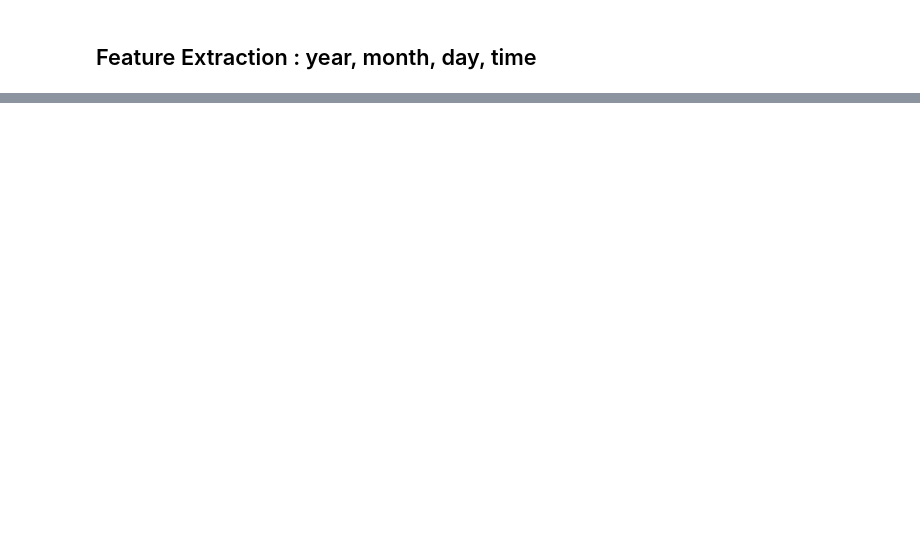
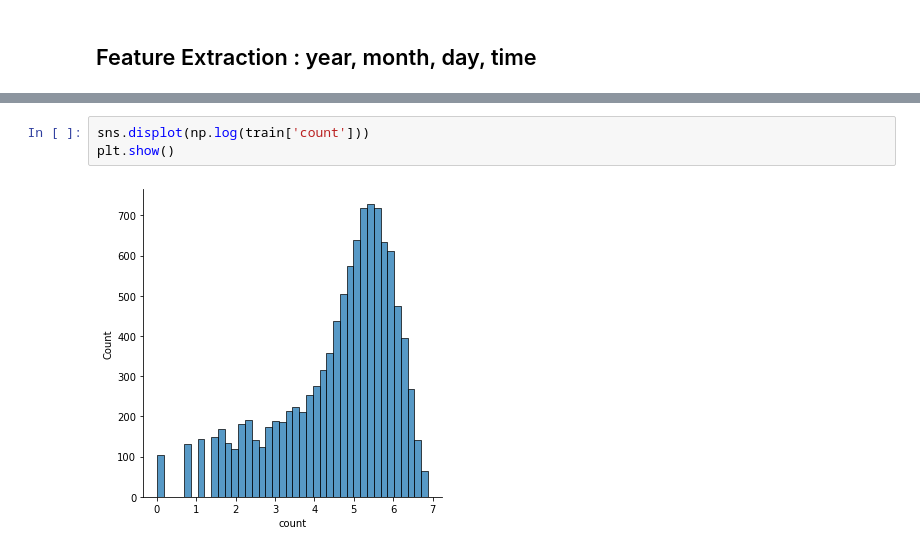
Before and after one commit to seuno2/kaggle_practice1, a Jupyter notebook: kaggle-bike-sharing-demand.ipynb, the cells around one changed output, grey strips where cells are left out. Drawn from its saved outputs; the diff is of its cells as text; blank space fills up the shorter version.

```diff
--- a/kaggle-bike-sharing-demand.ipynb
+++ b/kaggle-bike-sharing-demand.ipynb
@@ -79 +168,6 @@ result = rf.predict(test2)
+# %%
+sns.displot(np.log(train['count']))
+plt.show()
+# %% [output]
+[figure, added]
 # %%
```
Also changed, not shown: parts of 18 cells of this notebook.
